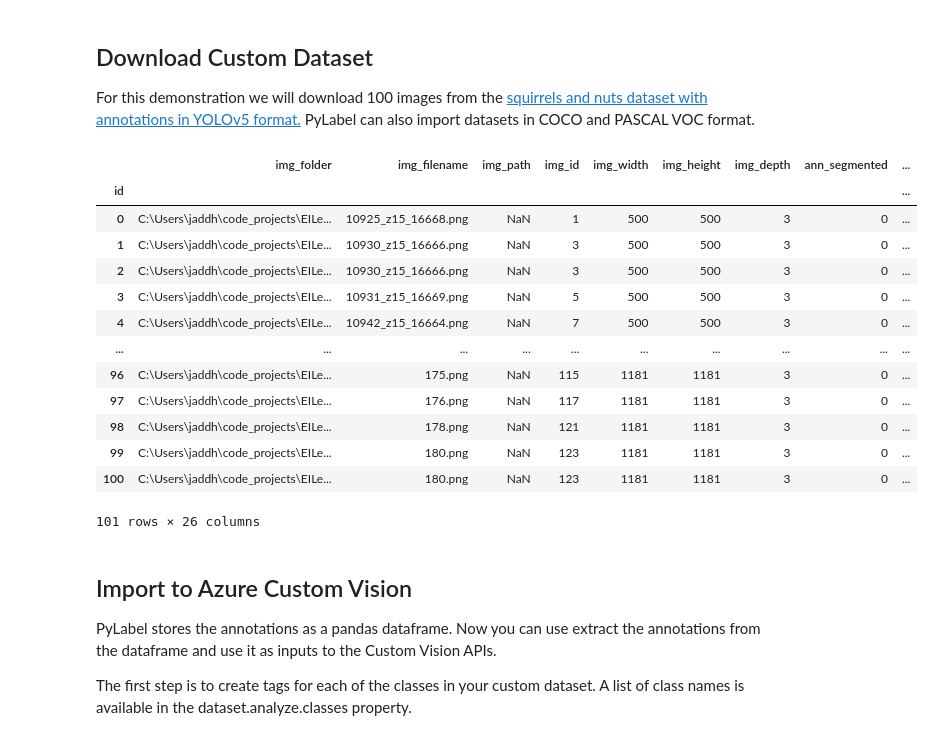
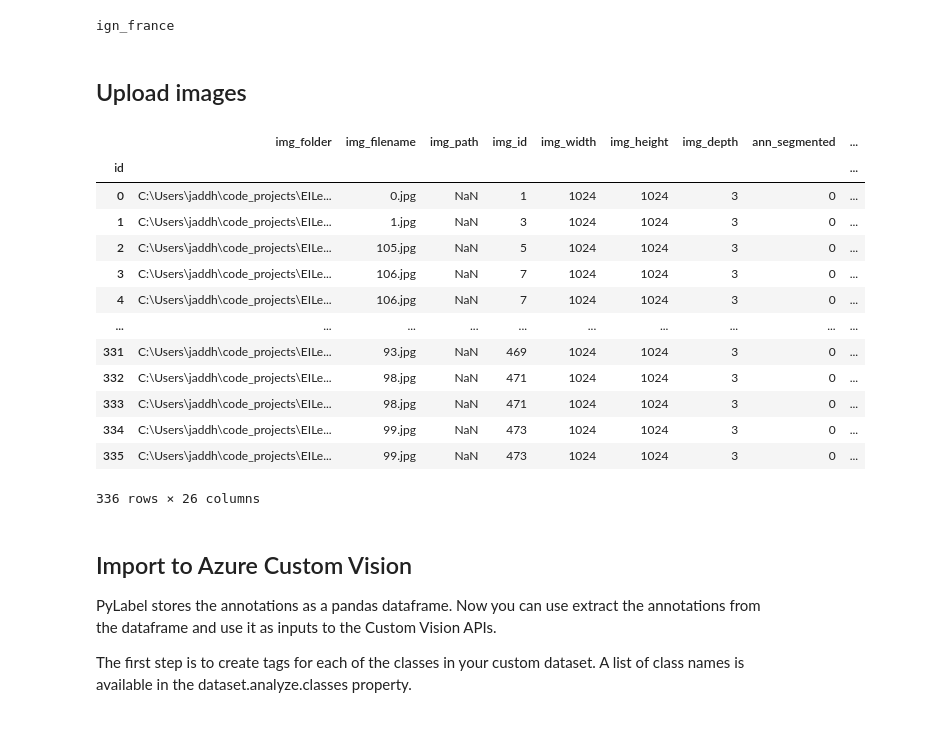
Before and after one commit to jaddious/Eilearn, a Jupyter notebook: azure_upload_to_portal.ipynb, the cells around one changed output. Drawn from its saved outputs; the diff is of its cells as text; code cells hidden in the pictures.

```diff
--- a/azure_upload_to_portal.ipynb
+++ b/azure_upload_to_portal.ipynb
@@ -79,4 +74 @@ project = trainer.create_project("Popp Karte", domain_id=obj_detection_domain.id
 #If you browse to https://www.customvision.ai/ you should see a new project called "PyLabel Sample Dataset"
-# %% [markdown]
-## Download Custom Dataset
-For this demonstration we will download 100 images from the <a href="https://github.com/pylabel-project/datasets_models#squirrels-and-nuts">squirrels and nuts dataset with annotations in YOLOv5 format.</a> PyLabel can also import datasets in COCO and PASCAL VOC format.
@@ -89,23 +75,34 @@ with zipfile.ZipFile("data/squirrelsandnuts_train.zip", 'r') as zip_ref:
+# %%
+# Get an existing project
+project = trainer.get_project(
+    project_id="90de1015-742b-462c-9bb3-69646557d679")
+
+# print project name
+print(project.name)
+# %% [output]
+ign_france
+# %% [markdown]
+## Upload images
 # %%
 #Import annotations as a PyLabel dataset
-dataset = importer.ImportVOC(path=r"C:\Users\jaddh\code_projects\EILearn\map_layers\ign_belgium\images\test",
-        path_to_images=r"C:\Users\jaddh\code_projects\EILearn\map_layers\ign_belgium\images\test")
+dataset = importer.ImportVOC(path=r"C:\Users\jaddh\code_projects\EILearn\map_layers\ign_france\images\labeled",
+                             path_to_images=r"C:\Users\jaddh\code_projects\EILearn\map_layers\ign_france\images\labeled")
 dataset.df.head(10000)
 # %% [output]
 |  | img_folder | img_filename | img_path | img_id | img_width | img_height | img_depth | ann_segmented | ... |
 | id |  |  |  |  |  |  |  |  | ... |
-| 0 | C:\Users\jaddh\code_projects\EILe... | 10925_z15_16668.png | NaN | 1 | 500 | 500 | 3 | 0 | ... |
-| 1 | C:\Users\jaddh\code_projects\EILe... | 10930_z15_16666.png | NaN | 3 | 500 | 500 | 3 | 0 | ... |
-| 2 | C:\Users\jaddh\code_projects\EILe... | 10930_z15_16666.png | NaN | 3 | 500 | 500 | 3 | 0 | ... |
-| 3 | C:\Users\jaddh\code_projects\EILe... | 10931_z15_16669.png | NaN | 5 | 500 | 500 | 3 | 0 | ... |
-| 4 | C:\Users\jaddh\code_projects\EILe... | 10942_z15_16664.png | NaN | 7 | 500 | 500 | 3 | 0 | ... |
+| 0 | C:\Users\jaddh\code_projects\EILe... | 0.jpg | NaN | 1 | 1024 | 1024 | 3 | 0 | ... |
+| 1 | C:\Users\jaddh\code_projects\EILe... | 1.jpg | NaN | 3 | 1024 | 1024 | 3 | 0 | ... |
+| 2 | C:\Users\jaddh\code_projects\EILe... | 105.jpg | NaN | 5 | 1024 | 1024 | 3 | 0 | ... |
+| 3 | C:\Users\jaddh\code_projects\EILe... | 106.jpg | NaN | 7 | 1024 | 1024 | 3 | 0 | ... |
+| 4 | C:\Users\jaddh\code_projects\EILe... | 106.jpg | NaN | 7 | 1024 | 1024 | 3 | 0 | ... |
 | ... | ... | ... | ... | ... | ... | ... | ... | ... | ... |
-| 96 | C:\Users\jaddh\code_projects\EILe... | 175.png | NaN | 115 | 1181 | 1181 | 3 | 0 | ... |
-| 97 | C:\Users\jaddh\code_projects\EILe... | 176.png | NaN | 117 | 1181 | 1181 | 3 | 0 | ... |
-| 98 | C:\Users\jaddh\code_projects\EILe... | 178.png | NaN | 121 | 1181 | 1181 | 3 | 0 | ... |
-| 99 | C:\Users\jaddh\code_projects\EILe... | 180.png | NaN | 123 | 1181 | 1181 | 3 | 0 | ... |
-| 100 | C:\Users\jaddh\code_projects\EILe... | 180.png | NaN | 123 | 1181 | 1181 | 3 | 0 | ... |
+| 331 | C:\Users\jaddh\code_projects\EILe... | 93.jpg | NaN | 469 | 1024 | 1024 | 3 | 0 | ... |
+| 332 | C:\Users\jaddh\code_projects\EILe... | 98.jpg | NaN | 471 | 1024 | 1024 | 3 | 0 | ... |
+| 333 | C:\Users\jaddh\code_projects\EILe... | 98.jpg | NaN | 471 | 1024 | 1024 | 3 | 0 | ... |
+| 334 | C:\Users\jaddh\code_projects\EILe... | 99.jpg | NaN | 473 | 1024 | 1024 | 3 | 0 | ... |
+| 335 | C:\Users\jaddh\code_projects\EILe... | 99.jpg | NaN | 473 | 1024 | 1024 | 3 | 0 | ... |
-101 rows × 26 columns
+336 rows × 26 columns
 # %% [markdown]
 ## Import to Azure Custom Vision
 PyLabel stores the annotations as a pandas dataframe. Now you can use extract the annotations from the dataframe and use it as inputs to the Custom Vision APIs.
```
Also changed, not shown: parts of 8 cells of this notebook, 9 other files.
